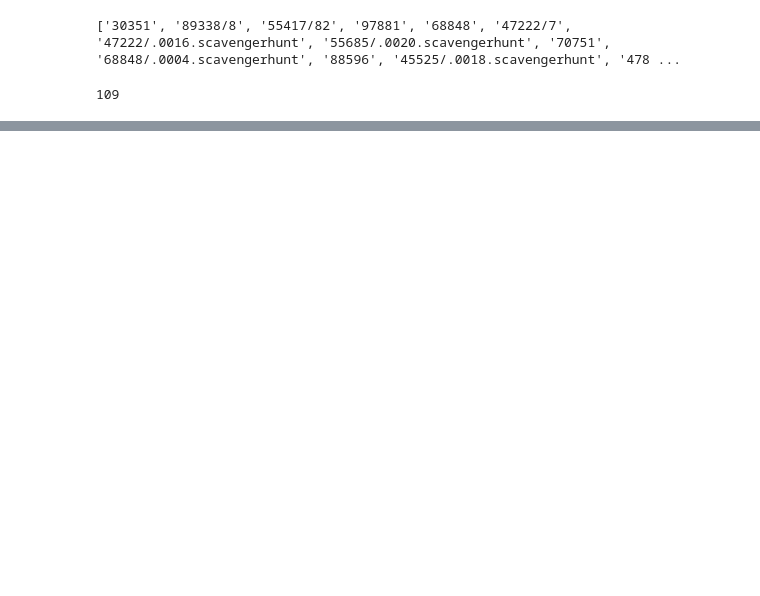
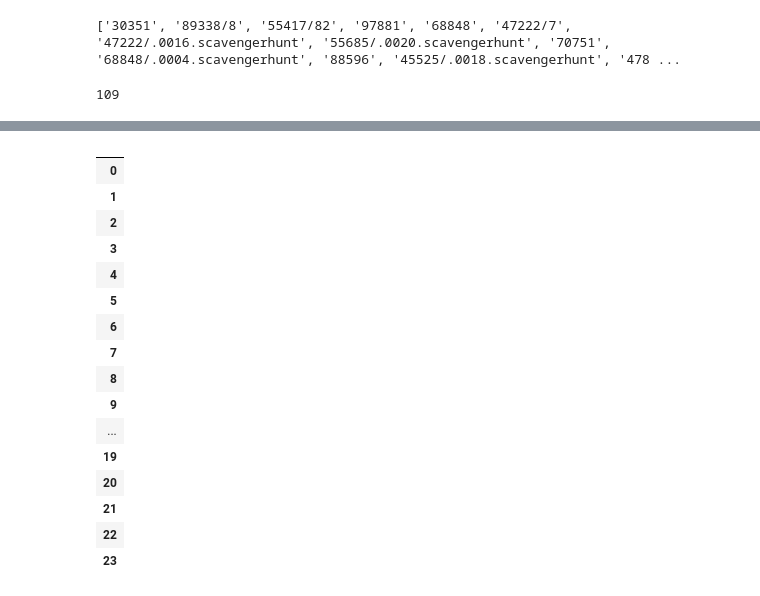
Before and after one commit to Ironhack-Data-Madrid-Enero-2022/lab-api-scavenger-game, a Jupyter notebook: your-code/challenge-3.ipynb, the cells around one changed output, grey strips where cells are left out. Cells and saved outputs as stored; diff of their text form; code cells hidden in the pictures; blank space fills up the shorter version.

```diff
--- a/your-code/challenge-3.ipynb
+++ b/your-code/challenge-3.ipynb
@@ -103,0 +105,8 @@ len(seta_lista)
+# %%
+url3='https://api.github.com/repos/ironhack-datalabs/scavenger/contents/'
+path=seta_lista
+# %%
+union=[]
+for items in seta_lista:
+    union.append(url3+items)
+union
@@ -103,0 +131,6 @@ len(seta_lista)
+# %%
+urls_totales=[]
+for items in union:
+    if 'scavengerhunt' in items:
+        urls_totales.append(items)
+urls_totales
@@ -103,0 +177,6 @@ len(seta_lista)
+# %%
+raw_totales=[]
+for i in urls_totales:
+    data=req.get(i,auth=auth)
+    raw_totales.append(data)
+raw_totales
@@ -103,0 +228,21 @@ len(seta_lista)
+# %%
+data3=pd.json_normalize(raw_totales)
+data3 #me da error, no me saca las keys. pendiente de revisar
+# %% [output]
+|  |
+| 0 |
+| 1 |
+| 2 |
+| 3 |
+| 4 |
+| 5 |
+| 6 |
+| 7 |
+| 8 |
+| 9 |
+| ... |
+| 19 |
+| 20 |
+| 21 |
+| 22 |
+| 23 |
```
Also changed, not shown: parts of 13 cells of this notebook.
